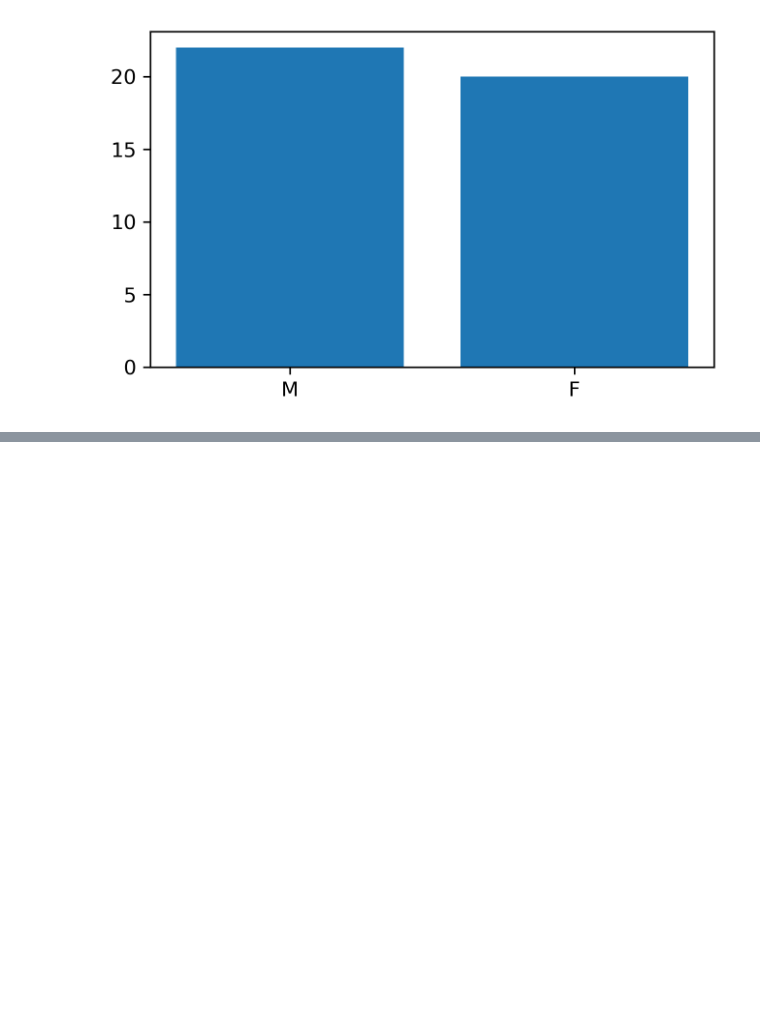
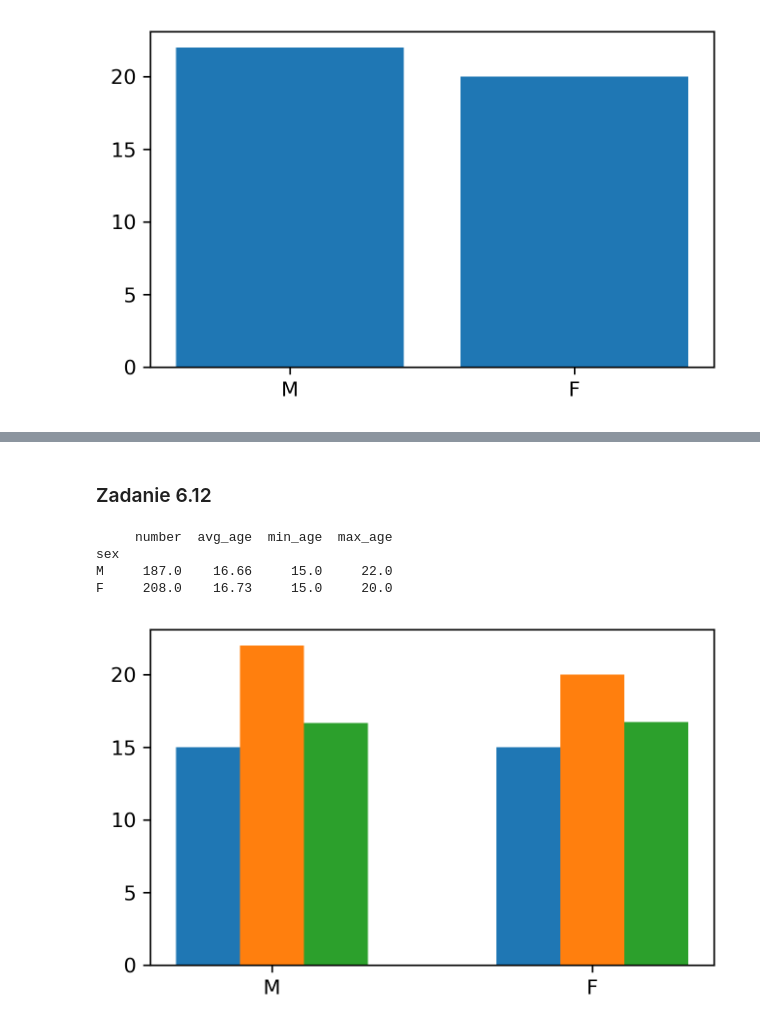
Before and after one commit to kplawik/MetodyWizualizacjiDanych, a Jupyter notebook: zadania_6.ipynb, the cells around one changed output, grey strips where cells are left out. Drawn from its saved outputs; the diff is of its cells as text; code cells hidden in the pictures; blank space fills up the shorter version.

```diff
--- a/zadania_6.ipynb
+++ b/zadania_6.ipynb
@@ -215,0 +259,21 @@ plt.show()
+# %% [markdown]
+### Zadanie 6.12
+# %%
+plt.figure(figsize=(5, 3), dpi=300, num=7)
+labels = dataset3.index
+x = np.arange(len(labels))
+print(dataset3)
+width = 0.6
+plt.bar(x-width/3, dataset3['min_age'], width=width/3)
+plt.bar(x, dataset3['max_age'], width=width/3)
+plt.bar(x+width/3, dataset3['avg_age'], width=width/3)
+ax = plt.gca()
+ax.set_xticks(x)
+ax.set_xticklabels(labels)
+plt.show()
+# %% [output]
+     number  avg_age  min_age  max_age
+sex
+M     187.0    16.66     15.0     22.0
+F     208.0    16.73     15.0     20.0
+[figure, added]
```
Also changed, not shown: parts of 4 cells of this notebook.
